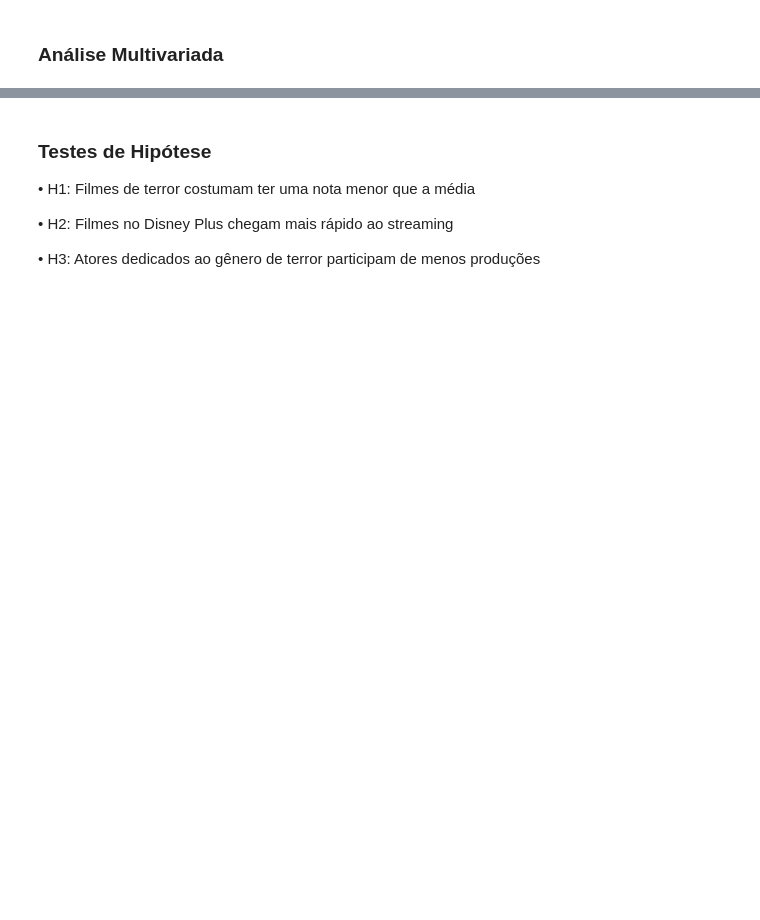
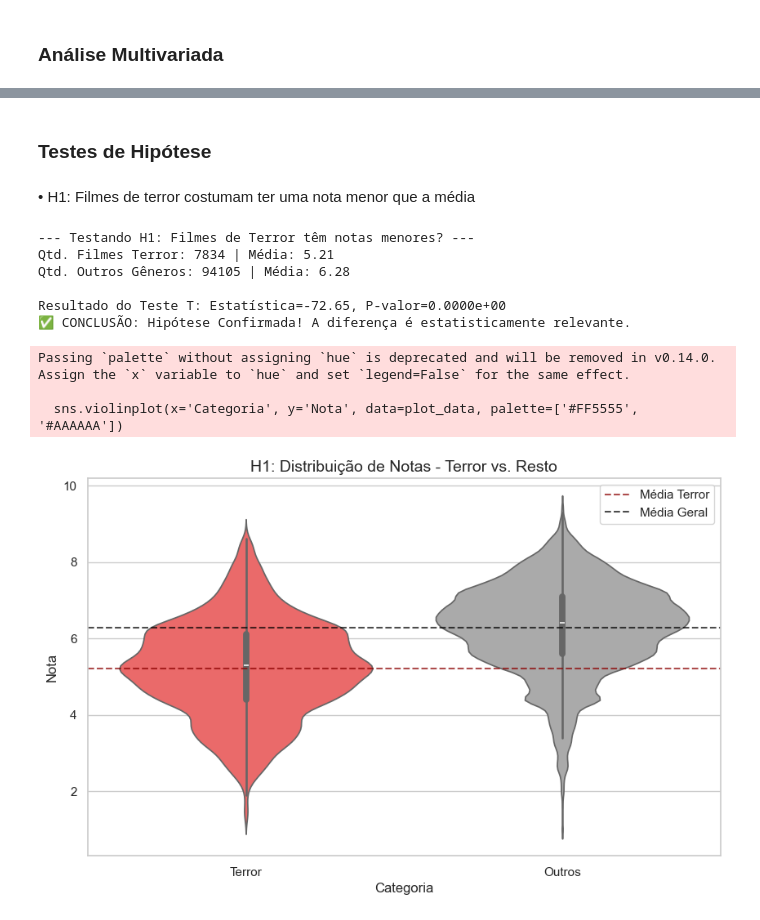
Before and after one commit to Danilus04/TrabalhoFinalCienciaDeDados, a Jupyter notebook: Etapa 3/notebook.ipynb, the cells around one changed output, grey strips where cells are left out. Drawn from its saved outputs; the diff is of its cells as text; code cells hidden in the pictures; blank space fills up the shorter version.

```diff
--- a/Etapa 3/notebook.ipynb
+++ b/Etapa 3/notebook.ipynb
@@ -728,7 +1217,2 @@ plt.show()
 # %% [markdown]
 ### Testes de Hipótese
-• H1: Filmes de terror costumam ter uma nota menor que a média
-
-• H2: Filmes no Disney Plus chegam mais rápido ao streaming
-
-• H3: Atores dedicados ao gênero de terror participam de menos produções
@@ -854,0 +1219,64 @@ if df_h3 is not None:
+# %% [markdown]
+• H1: Filmes de terror costumam ter uma nota menor que a média
+# %%
+# --- Configuração ---
+imdb_data_dir = '../data'
+csv_file = os.path.join(imdb_data_dir, 'filmes_series_imdb.csv')
+
+if not os.path.exists(csv_file):
+    print("Arquivo não encontrado.")
+else:
+    df = pd.read_csv(csv_file)
+    df = df.loc[:, ~df.columns.str.contains('^Unnamed')]
+
+    print("--- Testando H1: Filmes de Terror têm notas menores? ---")
+
+    # 1. Preparação dos Grupos
+    # Grupo A: Filmes de Terror
+    group_horror = df[df['Genre_Horror'] == 1]['imdb_rating_concatenada']
+
+    # Grupo B: Resto do Mundo (Não Terror)
+    group_others = df[df['Genre_Horror'] == 0]['imdb_rating_concatenada']
+
+    print(f"Qtd. Filmes Terror: {len(group_horror)} | Média: {group_horror.mean():.2f}")
+    print(f"Qtd. Outros Gêneros: {len(group_others)} | Média: {group_others.mean():.2f}")
+
+    # 2. Teste Estatístico (T-Test de Amostras Independentes)
+    # Verifica se a diferença entre as médias é estatisticamente significativa
+    t_stat, p_val = stats.ttest_ind(group_horror, group_others, equal_var=False)
+
+    print(f"\nResultado do Teste T: Estatística={t_stat:.2f}, P-valor={p_val:.4e}")
+    if p_val < 0.05 and t_stat < 0:
+        print("✅ CONCLUSÃO: Hipótese Confirmada! A diferença é estatisticamente relevante.")
+    else:
+        print("❌ CONCLUSÃO: Hipótese Rejeitada. Não há diferença significativa negativa.")
+
+    # 3. Visualização (Violin Plot)
+    plt.figure(figsize=(10, 6))
+
+    # Cria um DF temporário apenas para o gráfico
+    plot_data = pd.DataFrame({
+        'Nota': pd.concat([group_horror, group_others]),
+        'Categoria': ['Terror'] * len(group_horror) + ['Outros'] * len(group_others)
+    })
+
+    sns.violinplot(x='Categoria', y='Nota', data=plot_data, palette=['#FF5555', '#AAAAAA'])
+
+    # Linhas de média
+    plt.axhline(group_horror.mean(), color='darkred', linestyle='--', alpha=0.7, label='Média Terror')
+    plt.axhline(group_others.mean(), color='black', linestyle='--', alpha=0.7, label='Média Geral')
+
+    plt.title('H1: Distribuição de Notas - Terror vs. Resto', fontsize=14)
+    plt.legend()
+    plt.show()
+# %% [output]
+--- Testando H1: Filmes de Terror têm notas menores? ---
+Qtd. Filmes Terror: 7834 | Média: 5.21
+Qtd. Outros Gêneros: 94105 | Média: 6.28
+
+Resultado do Teste T: Estatística=-72.65, P-valor=0.0000e+00
+✅ CONCLUSÃO: Hipótese Confirmada! A diferença é estatisticamente relevante.
+Passing `palette` without assigning `hue` is deprecated and will be removed in v0.14.0. Assign the `x` variable to `hue` and set `legend=False` for the same effect.
+
+  sns.violinplot(x='Categoria', y='Nota', data=plot_data, palette=['#FF5555', '#AAAAAA'])
+[figure, added]
```
Also changed, not shown: parts of 39 cells of this notebook, 2 other files.
